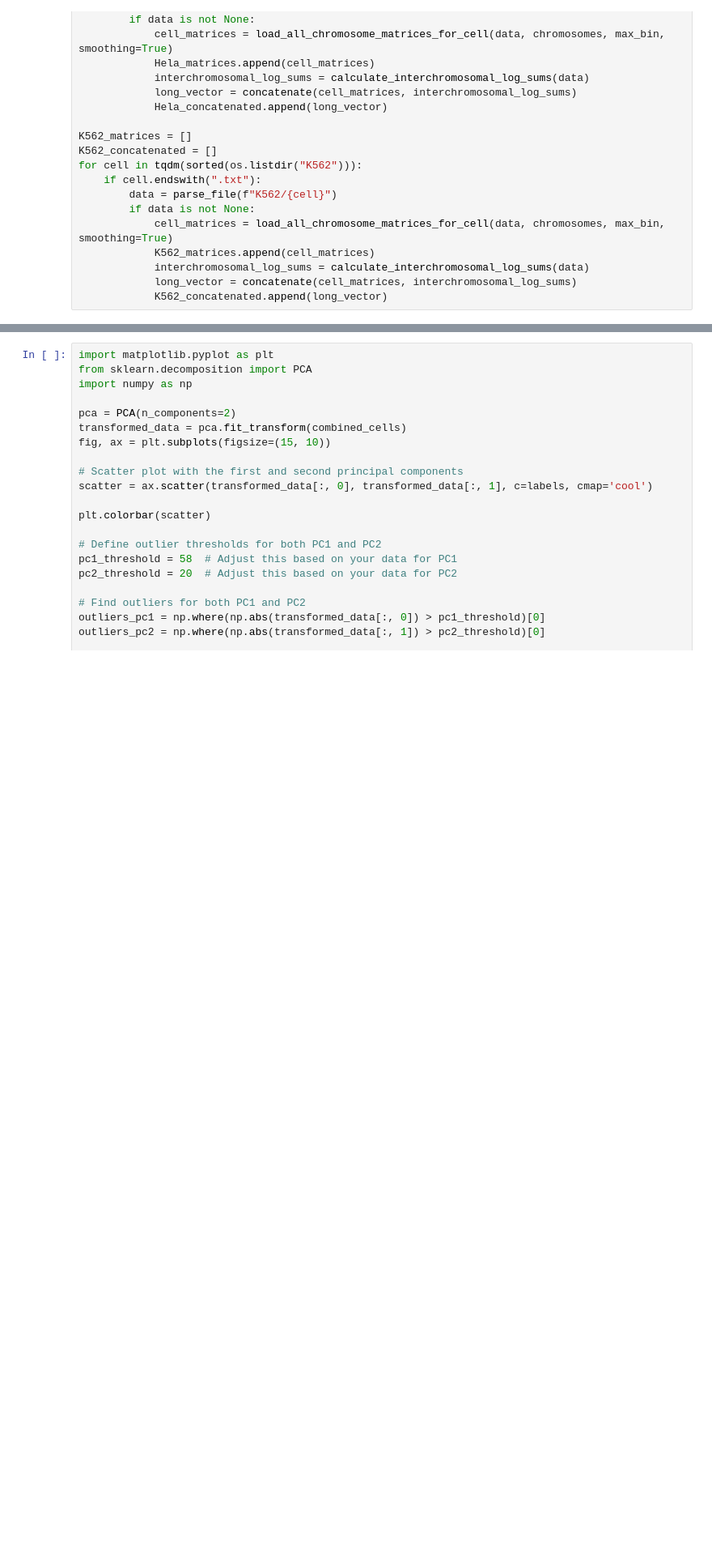
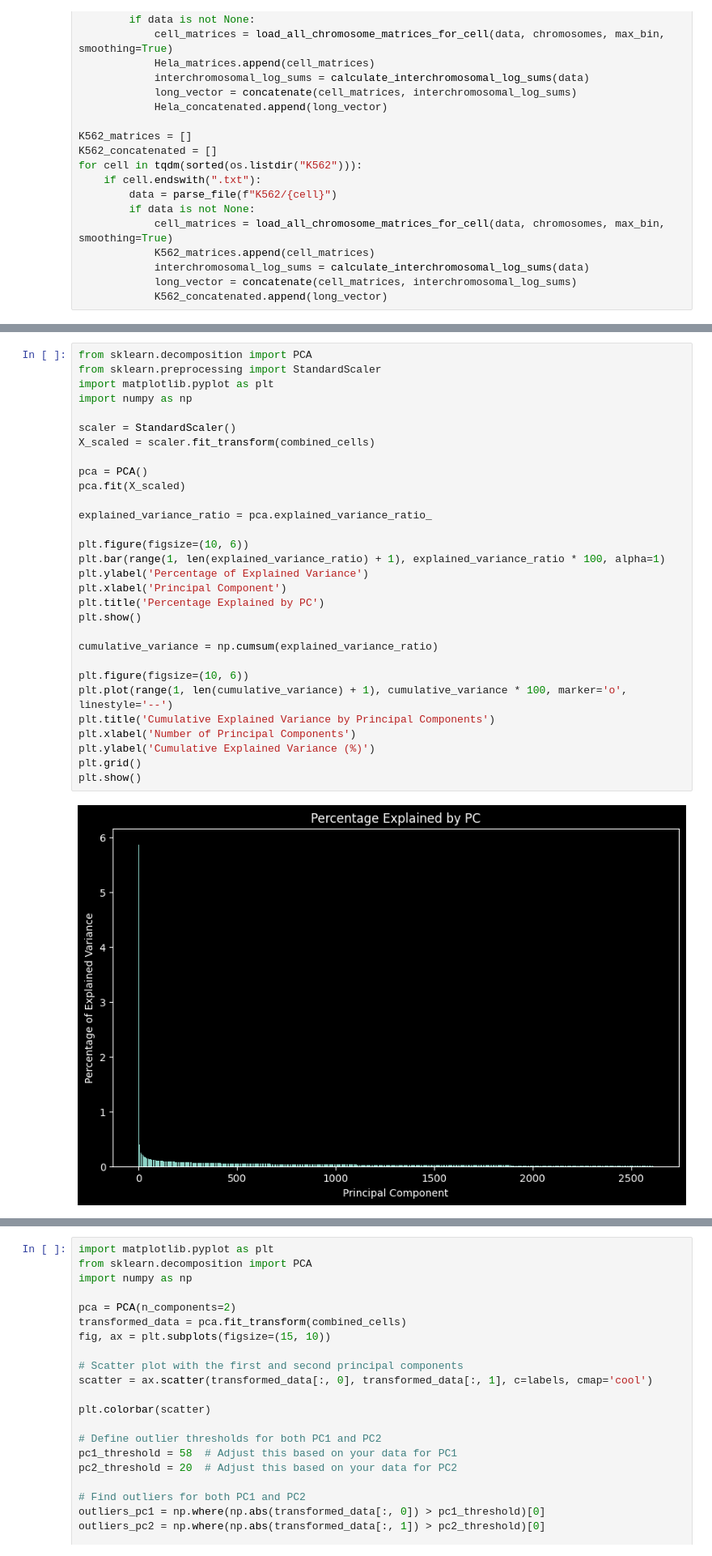
Before and after one commit to HaochongYANG/dna_heterogeneity, a Jupyter notebook: smoothed_matrices.ipynb, the cells around one changed output, grey strips where cells are left out. Shown at 81% size. Saved outputs shown, nothing was run; the diff lists cells and outputs as text; blank space fills up the shorter version.

```diff
--- a/smoothed_matrices.ipynb
+++ b/smoothed_matrices.ipynb
@@ -347,3 +343,35 @@ labels = (
     [3] * len(K562_concatenated)
 )
 labels = np.array(labels)
+# %%
+from sklearn.decomposition import PCA
+from sklearn.preprocessing import StandardScaler
+import matplotlib.pyplot as plt
+import numpy as np
+
+scaler = StandardScaler()
+X_scaled = scaler.fit_transform(combined_cells)
+
+pca = PCA()
+pca.fit(X_scaled)
+
+explained_variance_ratio = pca.explained_variance_ratio_
+
+plt.figure(figsize=(10, 6))
+plt.bar(range(1, len(explained_variance_ratio) + 1), explained_variance_ratio * 100, alpha=1)
+plt.ylabel('Percentage of Explained Variance')
+plt.xlabel('Principal Component')
+plt.title('Percentage Explained by PC')
+plt.show()
+
+cumulative_variance = np.cumsum(explained_variance_ratio)
+
+plt.figure(figsize=(10, 6))
+plt.plot(range(1, len(cumulative_variance) + 1), cumulative_variance * 100, marker='o', linestyle='--')
+plt.title('Cumulative Explained Variance by Principal Components')
+plt.xlabel('Number of Principal Components')
+plt.ylabel('Cumulative Explained Variance (%)')
+plt.grid()
+plt.show()
+# %% [output]
+[figure, added]
```
Also changed, not shown: parts of 10 cells of this notebook, 2 other files.
